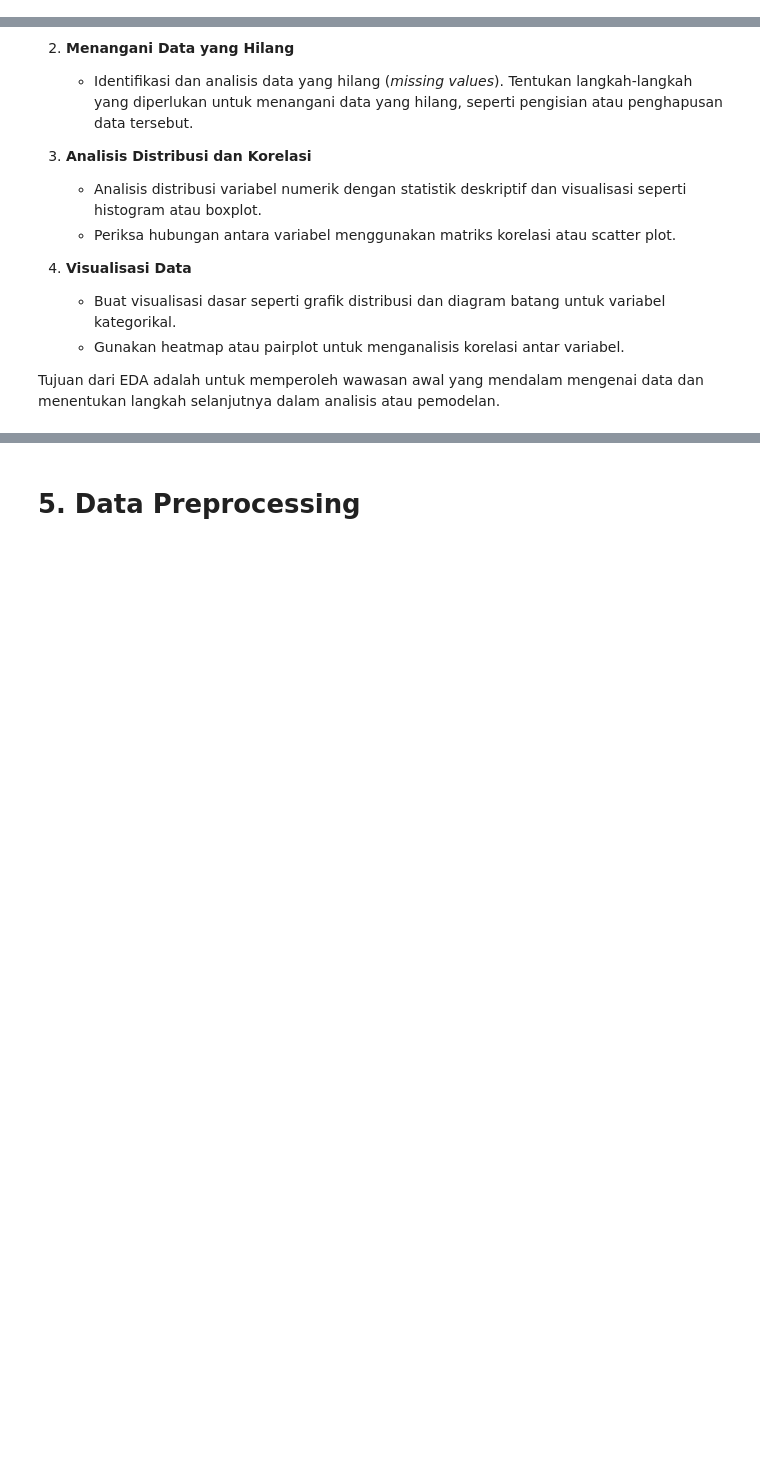
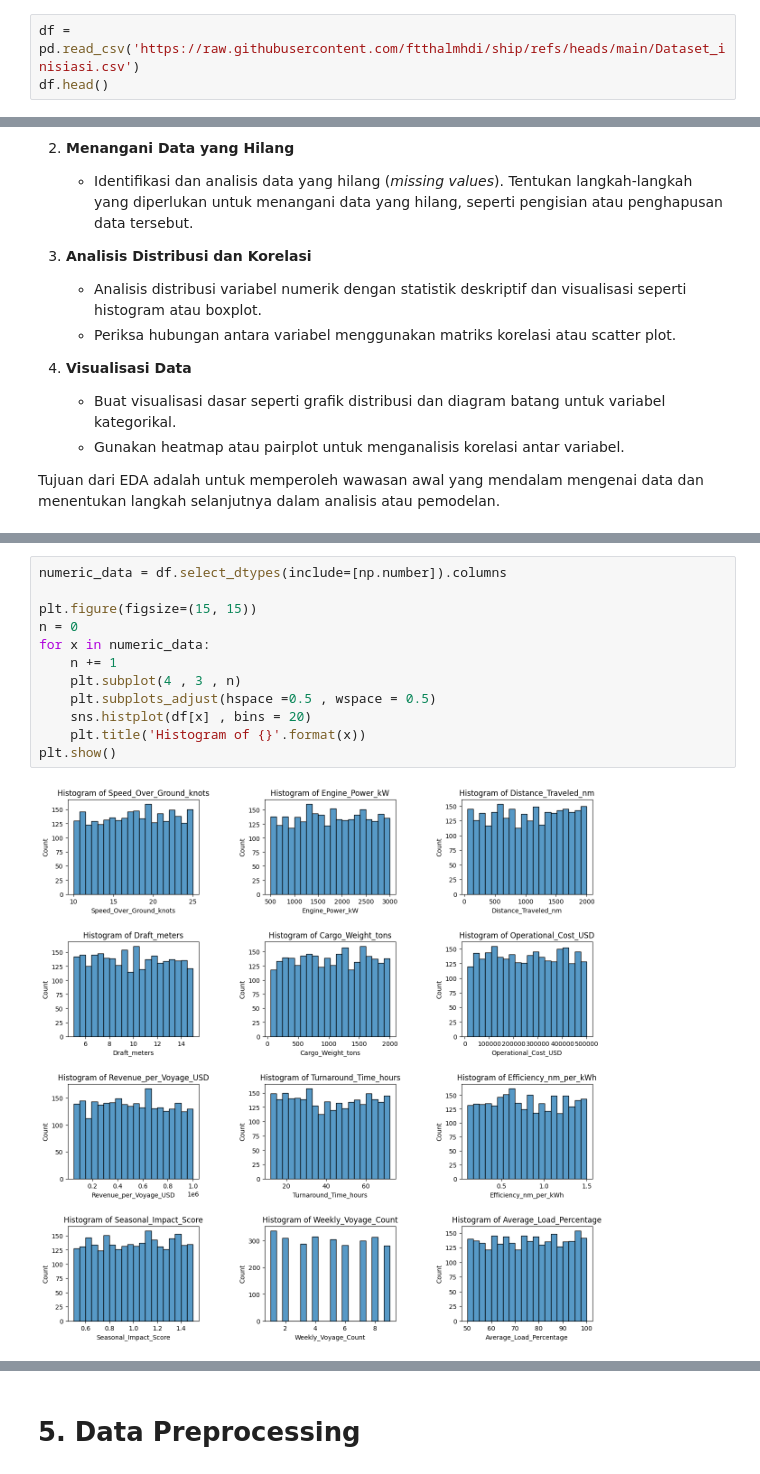
Before and after one commit to ftthalmhdi/ship, a Jupyter notebook: [Clustering]_Submission_Akhir_BMLP_Fattah_Al_Mahdi.ipynb, the cells around one changed output, grey strips where cells are left out. Drawn from its saved outputs; the diff is of its cells as text; blank space fills up the shorter version.

```diff
--- a/[Clustering]_Submission_Akhir_BMLP_Fattah_Al_Mahdi.ipynb
+++ b/[Clustering]_Submission_Akhir_BMLP_Fattah_Al_Mahdi.ipynb
@@ -37,0 +36,3 @@ Jika dataset berada di Google Drive, pastikan Anda menghubungkan Google Drive ke
+# %%
+df = pd.read_csv('https://raw.githubusercontent.com/ftthalmhdi/ship/refs/heads/main/Dataset_inisiasi.csv')
+df.head()
@@ -60,0 +93,14 @@ Tujuan dari EDA adalah untuk memperoleh wawasan awal yang mendalam mengenai data
+# %%
+numeric_data = df.select_dtypes(include=[np.number]).columns
+
+plt.figure(figsize=(15, 15))
+n = 0
+for x in numeric_data:
+    n += 1
+    plt.subplot(4 , 3 , n)
+    plt.subplots_adjust(hspace =0.5 , wspace = 0.5)
+    sns.histplot(df[x] , bins = 20)
+    plt.title('Histogram of {}'.format(x))
+plt.show()
+# %% [output]
+[figure, added]
```
Also changed, not shown: parts of 12 cells of this notebook.
